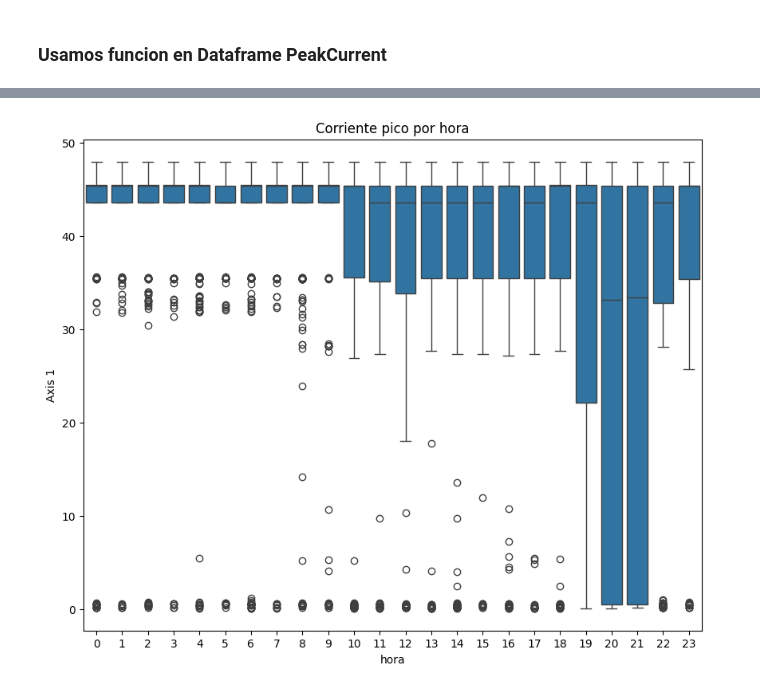
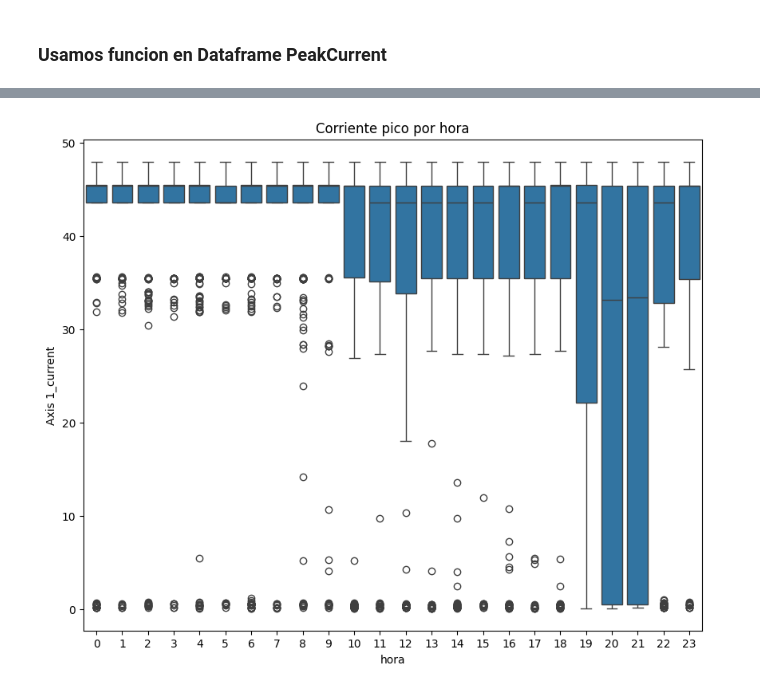
Before and after one commit to PosgradoMNA/proyecto_integrador_equipo22, a Jupyter notebook: Avance2_22Equipo_.ipynb, the cells around one changed output, grey strips where cells are left out. Saved outputs shown, nothing was run; the diff lists cells and outputs as text; code cells hidden in the pictures.

```diff
--- a/Avance2_22Equipo_.ipynb
+++ b/Avance2_22Equipo_.ipynb
@@ -647,6 +647,6 @@ PeakCurrent.head()
 # %%
 fig,ax = plt.subplots(figsize=(10,8))
-sns.boxplot(data=PeakCurrent,x='hora',y='Axis 1');
+sns.boxplot(data=PeakCurrent,x='hora',y='Axis 1_current');
 ax.set_title('Corriente pico por hora');
 # %% [output]
-[figure, old version]
+[figure, new version]
```
Also changed, not shown: parts of 1 cell of this notebook.
